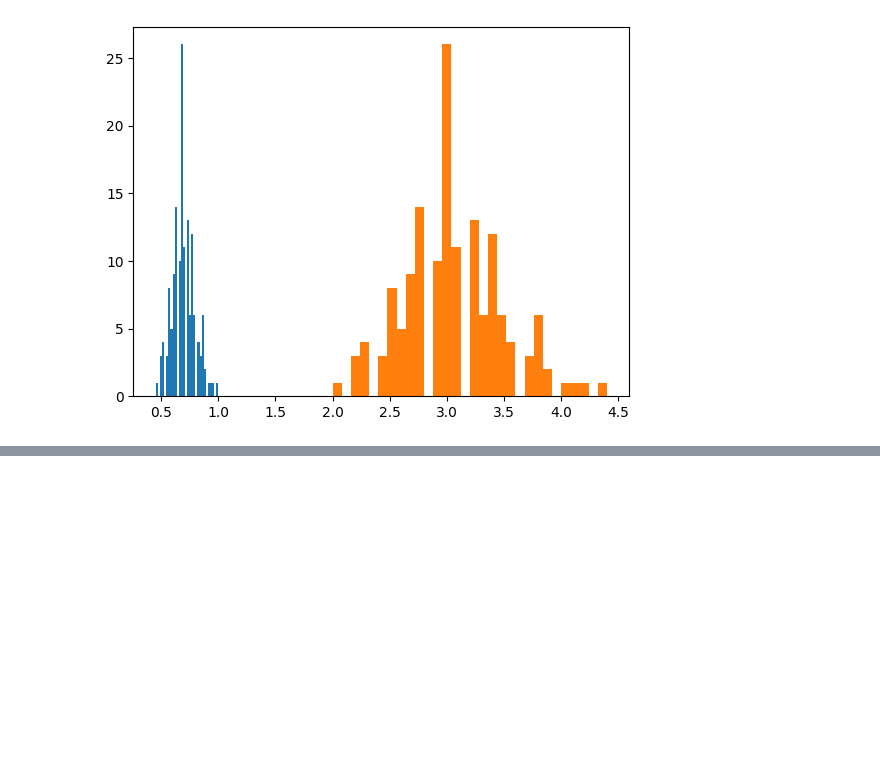
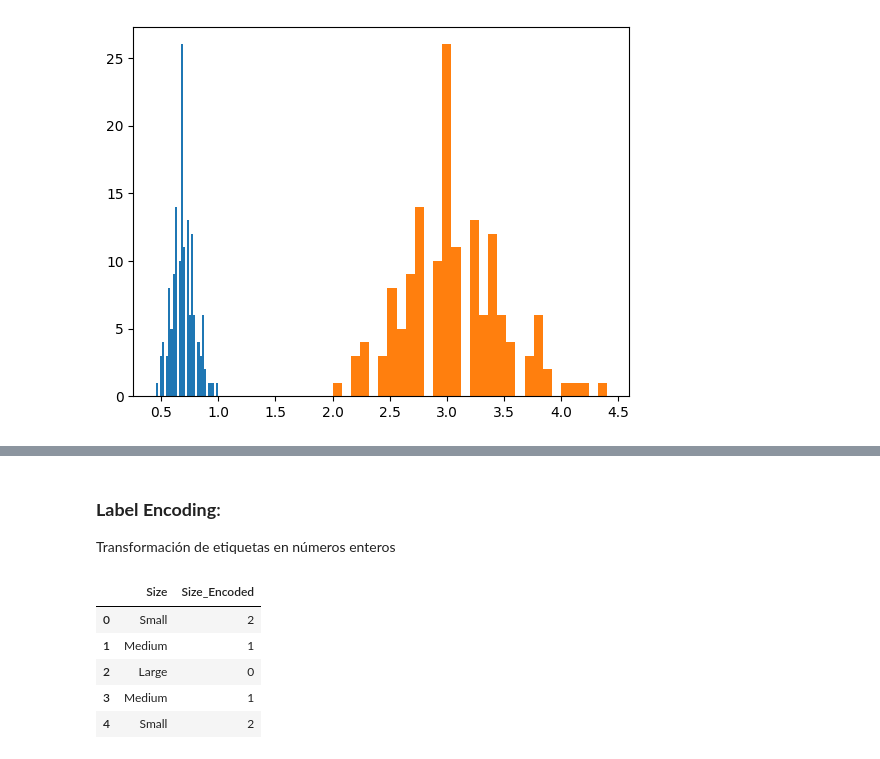
Before and after one commit to GuilleFaji/curso_python_intro_herramientas, a Jupyter notebook: 7_SkLearn/7_3_Preprocesado.ipynb, the cells around one changed output, grey strips where cells are left out. Saved outputs shown, nothing was run; the diff lists cells and outputs as text; code cells hidden in the pictures; blank space fills up the shorter version.

```diff
--- a/7_SkLearn/7_3_Preprocesado.ipynb
+++ b/7_SkLearn/7_3_Preprocesado.ipynb
@@ -163,0 +194,22 @@ plt.hist(iris.data[:,1], bins=30);
+# %% [markdown]
+### **Label Encoding**:
+Transformación de etiquetas en números enteros
+# %%
+import pandas as pd
+from sklearn.preprocessing import LabelEncoder
+
+# Create a DataFrame with categorical variables
+data = {'Size': ['Small', 'Medium', 'Large', 'Medium', 'Small']}
+df = pd.DataFrame(data)
+
+# Apply label encoding
+encoder = LabelEncoder()
+df['Size_Encoded'] = encoder.fit_transform(df['Size'])
+df
+# %% [output]
+|  | Size | Size_Encoded |
+| 0 | Small | 2 |
+| 1 | Medium | 1 |
+| 2 | Large | 0 |
+| 3 | Medium | 1 |
+| 4 | Small | 2 |
```
Also changed, not shown: parts of 3 cells of this notebook, 8 other files.
